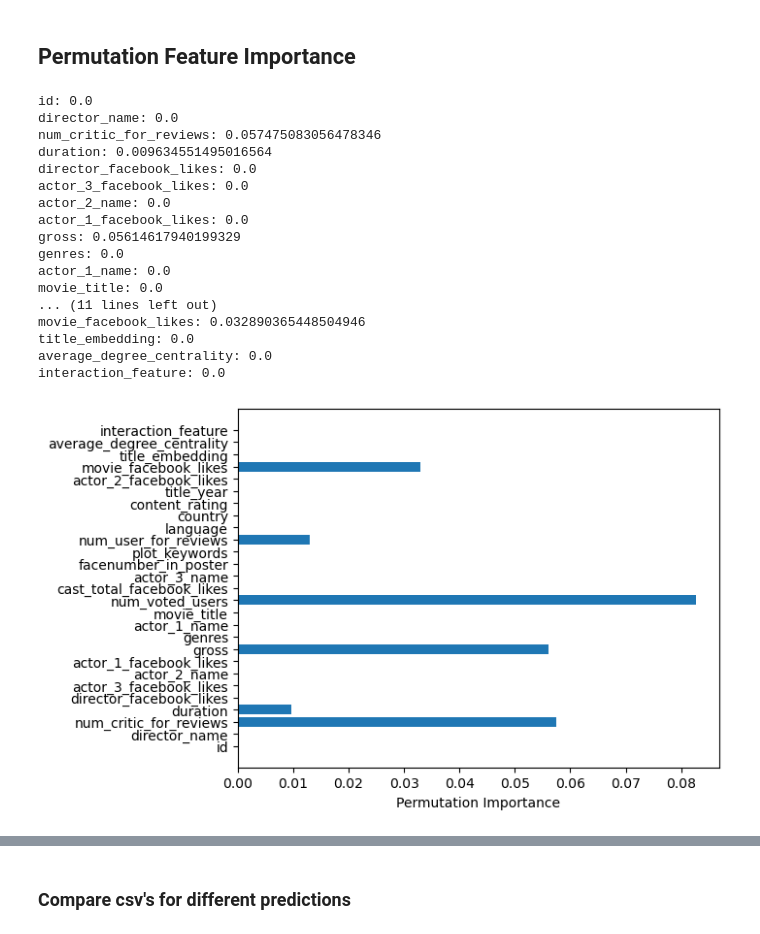
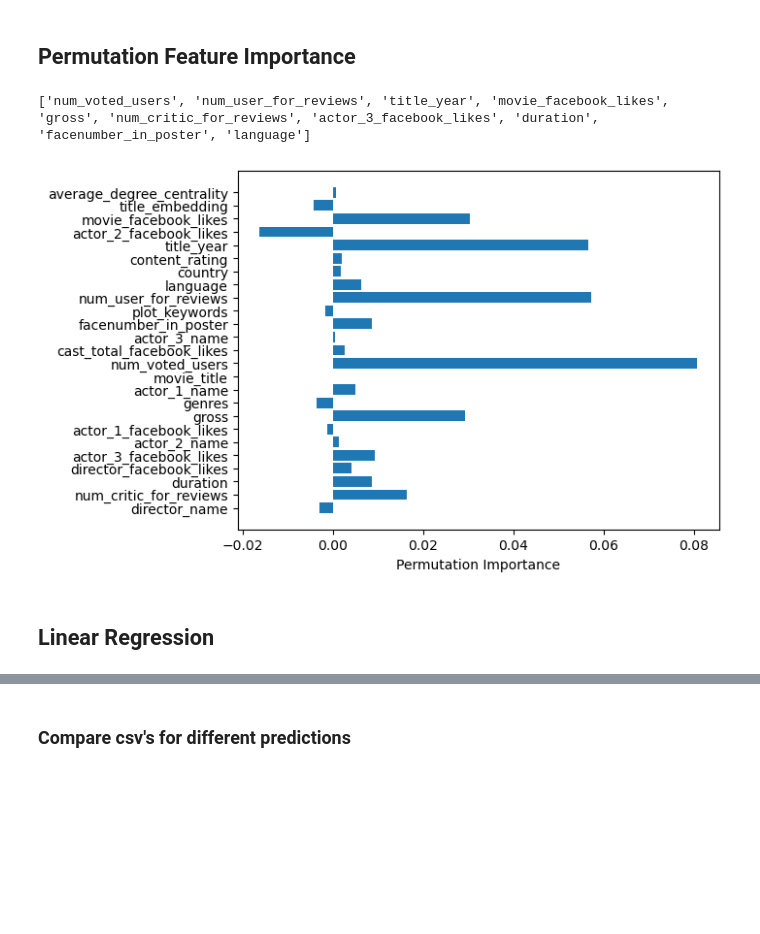
Before and after one commit to JZYNX/ML-assignment-2, a Jupyter notebook: COMP30027-Project2.ipynb, the cells around one changed output, grey strips where cells are left out. Saved outputs shown, nothing was run; the diff lists cells and outputs as text; code cells hidden in the pictures; blank space fills up the shorter version.

```diff
--- a/COMP30027-Project2.ipynb
+++ b/COMP30027-Project2.ipynb
@@ -41,7 +58,7 @@ train_df = pd.read_csv("project_data/train_dataset.csv")
 test_df = pd.read_csv("project_data/test_dataset.csv")
 
 # Separate features and class for training df
-X = train_df.drop(columns=["imdb_score_binned"])
+X = train_df.drop(columns=["id", "imdb_score_binned"])
 y = train_df["imdb_score_binned"]
 
 # Test dataset only contains features without labels
@@ -146,0 +176,11 @@ Corresponding y values:
+# %%
+# Define preprocessing steps for both numerical and text data
+numeric_features = list(X.select_dtypes(include=['int64', 'float64', 'float32']).columns)
+categorical_features = X.select_dtypes(include=['object']).columns
+name_features = ['director_name', 'actor_2_name', 'actor_1_name', 'actor_3_name']
+
+categorical_features = [col for col in categorical_features if col not in name_features]
+
+print(numeric_features)
+print(categorical_features)
+print(name_features)
@@ -353,0 +644,13 @@ Validation Accuracy with Best Model: 0.7308970099667774
+# %%
+# Get the best parameters and best score
+best_params = svm_grid_search.best_params_
+best_score = svm_grid_search.best_score_
+
+print("Best Parameters:", best_params)
+print("Best Accuracy:", best_score)
+
+# Evaluate on the validation set using the best model
+svm_best_model = svm_grid_search.best_estimator_
+val_accuracy = svm_best_model.score(X_val, y_val)
+print("Validation Accuracy with Best Model:", val_accuracy)
+print("Classification Report:", classification_report(y_val, svm_best_model.predict(X_val), zero_division=1))
@@ -365,8 +683,6 @@ prediction_df.to_csv('svm_predictions.csv', index=False)
 # %% [markdown]
 ## Permutation Feature Importance
 # %%
-from sklearn.inspection import permutation_importance
-
 # Fit your SVM model (best_model) on the training data
 svm_best_model.fit(X_train, y_train)
 
@@ -379,31 +695,22 @@ perm_importance = permutation_importance(svm_best_model, X_val, y_val, n_repeats
 # Get feature importances and their names
 feature_importances = perm_importance.importances_mean
 feature_names = X_val.columns
-
-# Print feature importance scores
-for feature_name, importance in zip(feature_names, feature_importances):
-    print(f"{feature_name}: {importance}")
-
-# Plot feature importance
-plt.barh(feature_names, feature_importances)
-plt.xlabel('Permutation Importance')
-plt.show()
-# %% [output]
-id: 0.0
-director_name: 0.0
-num_critic_for_reviews: 0.057475083056478346
-duration: 0.009634551495016564
-director_facebook_likes: 0.0
-actor_3_facebook_likes: 0.0
-actor_2_name: 0.0
-actor_1_facebook_likes: 0.0
-gross: 0.05614617940199329
-genres: 0.0
-actor_1_name: 0.0
-movie_title: 0.0
-... (11 lines left out)
-movie_facebook_likes: 0.032890365448504946
-title_embedding: 0.0
-average_degree_centrality: 0.0
-interaction_feature: 0.0
-[figure, removed]
+# %%
+
+features = zip(feature_names, feature_importances)
+sorted_features = sorted(features, key=lambda x: x[1], reverse=True)
+
+# Get the top 10 features
+top_10_features = sorted_features[:10]
+top_10_feature_names = [feat_name for feat_name, feat_imp in top_10_features]
+print(top_10_feature_names)
+
+# Plot feature importance
+plt.barh(feature_names, feature_importances)
+plt.xlabel('Permutation Importance')
+plt.show()
+# %% [output]
+['num_voted_users', 'num_user_for_reviews', 'title_year', 'movie_facebook_likes', 'gross', 'num_critic_for_reviews', 'actor_3_facebook_likes', 'duration', 'facenumber_in_poster', 'language']
+[figure, added]
+# %% [markdown]
+## Linear Regression
```
Also changed, not shown: parts of 36 cells of this notebook, 7 other files.
